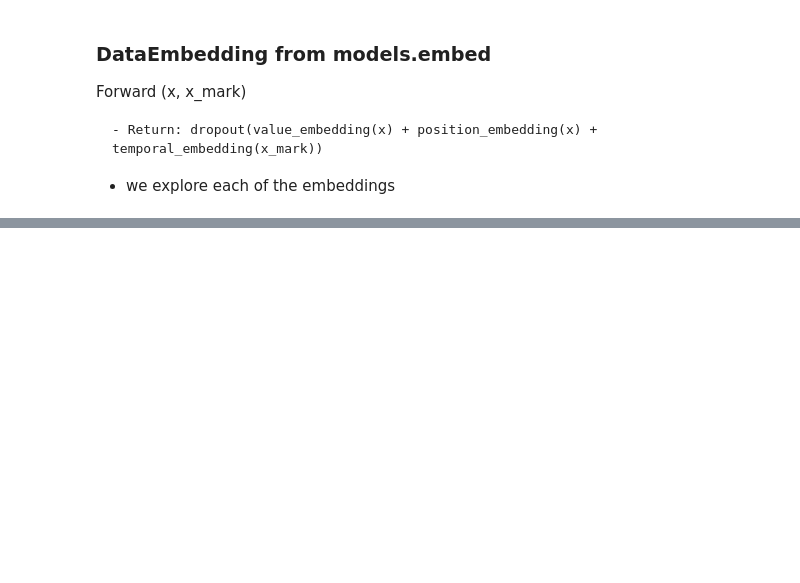
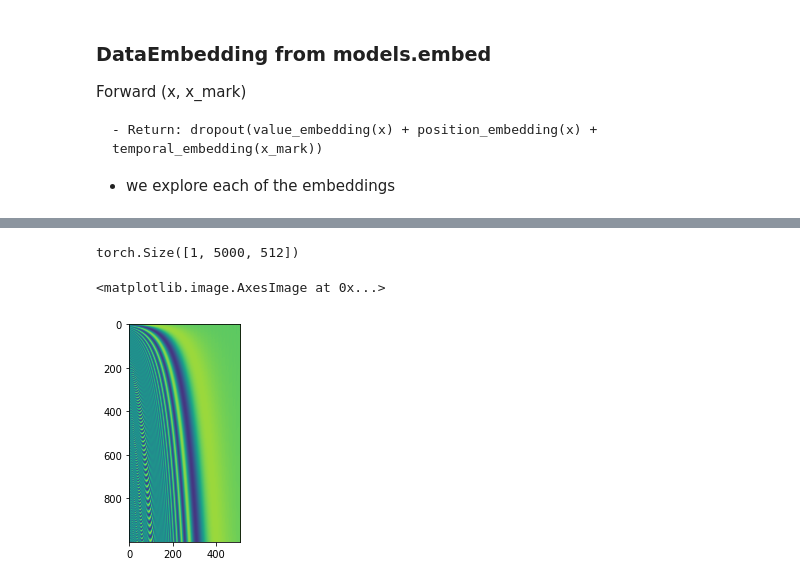
Before and after one commit to Biksbois/BiksStonks, a Jupyter notebook: Forcasting_Models/Informer/inform.ipynb, the cells around one changed output, grey strips where cells are left out. Drawn from its saved outputs; the diff is of its cells as text; code cells hidden in the pictures; blank space fills up the shorter version.

```diff
--- a/Forcasting_Models/Informer/inform.ipynb
+++ b/Forcasting_Models/Informer/inform.ipynb
@@ -99,0 +161,6 @@ d_model = 512 # dimension of the model, matches with n_heads = 8
+# %%
+# Compute the positional encodings in log space
+max_len = 5000 # L_x from formula
+pe = torch.zeros(max_len, d_model).float().requires_grad_(False) # to store the positional encodings
+position = torch.arange(0, max_len).unsqueeze(1) # to get the position of each element
+div_term = (torch.arange(0, d_model, 2).float() * -(math.log(10000.0) / d_model)).exp() # to get the divisor, 2j
@@ -99,0 +198,15 @@ d_model = 512 # dimension of the model, matches with n_heads = 8
+# %%
+# now simply compute the sine and cos functions as from formula
+pe[:, 0::2] = torch.sin(position * div_term)
+pe[:, 1::2] = torch.cos(position * div_term)
+
+pe = pe.unsqueeze(0)
+pe.shape
+# %% [output]
+torch.Size([1, 5000, 512])
+# %%
+# visualizing the positional encodings
+plt.imshow(pe[0,:1000,:].detach().numpy(), cmap='viridis')
+# %% [output]
+<matplotlib.image.AxesImage at 0x...>
+[figure, added]
```
Also changed, not shown: parts of 18 cells of this notebook.
